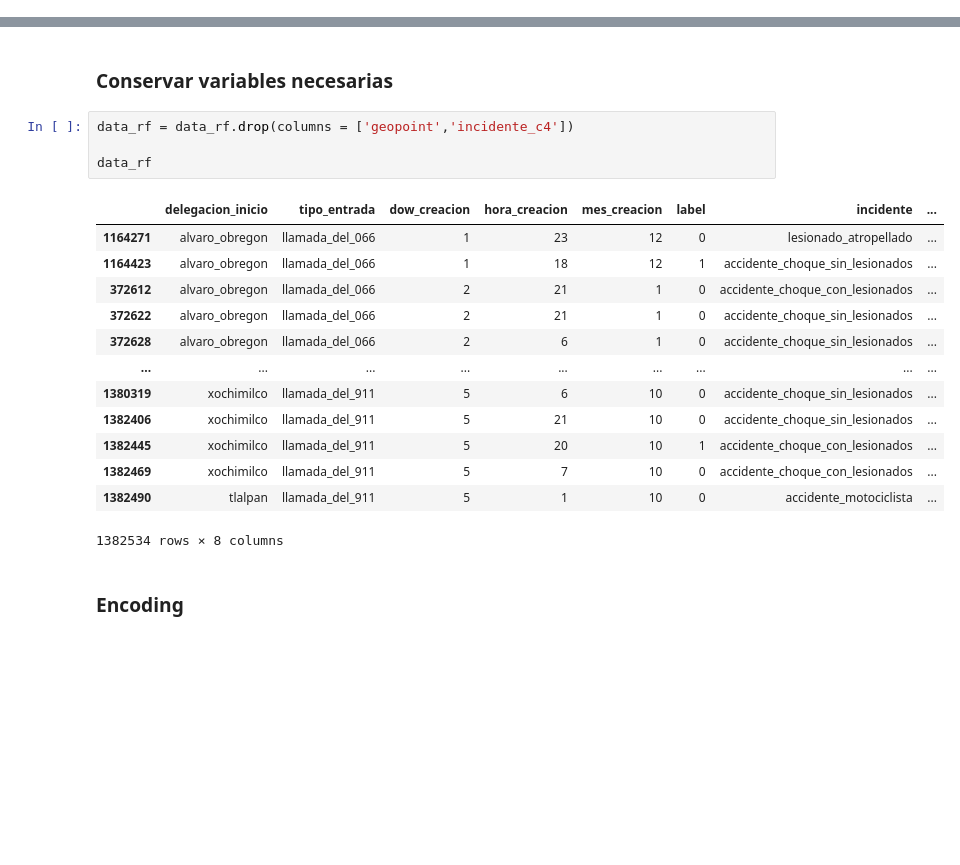
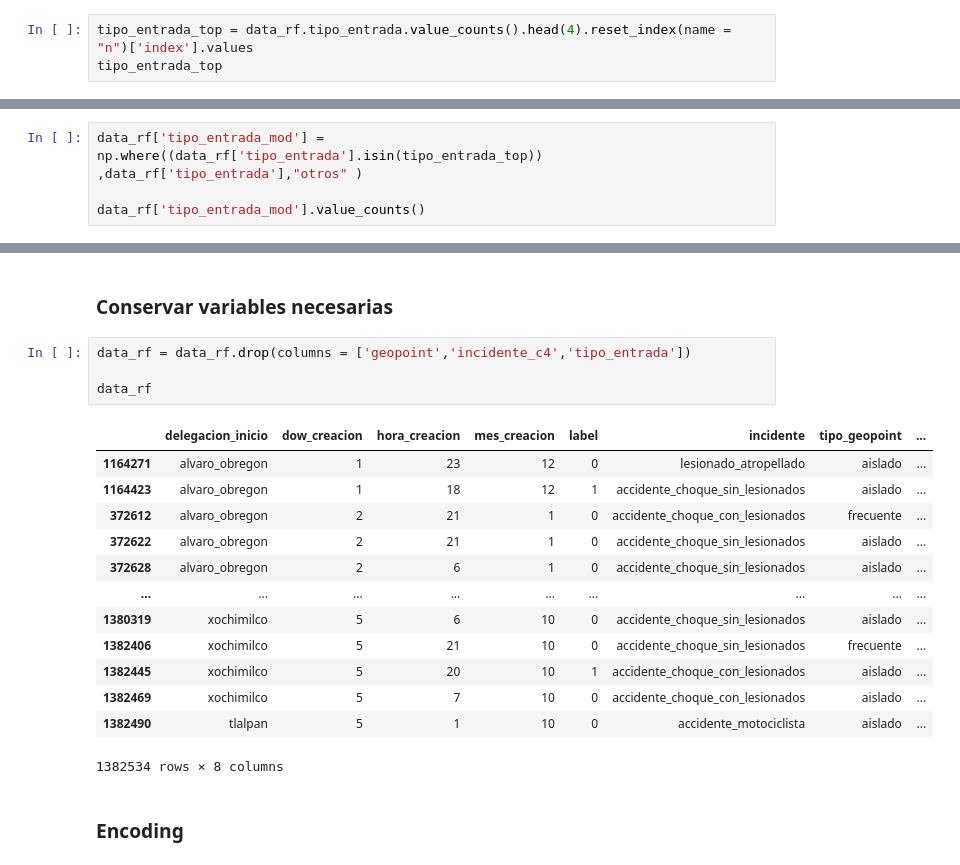
Before and after one commit to mhnk77/proyecto_1_E3_intro_ds, a Jupyter notebook: RandomForest.ipynb, the cells around one changed output, grey strips where cells are left out. Saved outputs shown, nothing was run; the diff lists cells and outputs as text; blank space fills up the shorter version.

```diff
--- a/RandomForest.ipynb
+++ b/RandomForest.ipynb
@@ -99,0 +105,3 @@ Name: tipo_geopoint, dtype: int64
+# %%
+tipo_entrada_top = data_rf.tipo_entrada.value_counts().head(4).reset_index(name = "n")['index'].values
+tipo_entrada_top
@@ -99,0 +111,4 @@ Name: tipo_geopoint, dtype: int64
+# %%
+data_rf['tipo_entrada_mod'] = np.where((data_rf['tipo_entrada'].isin(tipo_entrada_top)) ,data_rf['tipo_entrada'],"otros" )
+
+data_rf['tipo_entrada_mod'].value_counts()
@@ -104,22 +126,22 @@ data_rf['delegacion_inicio'] = data_rf['delegacion_inicio'].str.replace(" ", "_"
 # %% [markdown]
 ### Conservar variables necesarias
 # %%
-data_rf = data_rf.drop(columns = ['geopoint','incidente_c4'])
+data_rf = data_rf.drop(columns = ['geopoint','incidente_c4','tipo_entrada'])
 
 data_rf
 # %% [output]
-|  | delegacion_inicio | tipo_entrada | dow_creacion | hora_creacion | mes_creacion | label | incidente | ... |
-| 1164271 | alvaro_obregon | llamada_del_066 | 1 | 23 | 12 | 0 | lesionado_atropellado | ... |
-| 1164423 | alvaro_obregon | llamada_del_066 | 1 | 18 | 12 | 1 | accidente_choque_sin_lesionados | ... |
-| 372612 | alvaro_obregon | llamada_del_066 | 2 | 21 | 1 | 0 | accidente_choque_con_lesionados | ... |
-| 372622 | alvaro_obregon | llamada_del_066 | 2 | 21 | 1 | 0 | accidente_choque_sin_lesionados | ... |
-| 372628 | alvaro_obregon | llamada_del_066 | 2 | 6 | 1 | 0 | accidente_choque_sin_lesionados | ... |
+|  | delegacion_inicio | dow_creacion | hora_creacion | mes_creacion | label | incidente | tipo_geopoint | ... |
+| 1164271 | alvaro_obregon | 1 | 23 | 12 | 0 | lesionado_atropellado | aislado | ... |
+| 1164423 | alvaro_obregon | 1 | 18 | 12 | 1 | accidente_choque_sin_lesionados | aislado | ... |
+| 372612 | alvaro_obregon | 2 | 21 | 1 | 0 | accidente_choque_con_lesionados | frecuente | ... |
+| 372622 | alvaro_obregon | 2 | 21 | 1 | 0 | accidente_choque_sin_lesionados | aislado | ... |
+| 372628 | alvaro_obregon | 2 | 6 | 1 | 0 | accidente_choque_sin_lesionados | aislado | ... |
 | ... | ... | ... | ... | ... | ... | ... | ... | ... |
-| 1380319 | xochimilco | llamada_del_911 | 5 | 6 | 10 | 0 | accidente_choque_sin_lesionados | ... |
-| 1382406 | xochimilco | llamada_del_911 | 5 | 21 | 10 | 0 | accidente_choque_sin_lesionados | ... |
-| 1382445 | xochimilco | llamada_del_911 | 5 | 20 | 10 | 1 | accidente_choque_con_lesionados | ... |
-| 1382469 | xochimilco | llamada_del_911 | 5 | 7 | 10 | 0 | accidente_choque_con_lesionados | ... |
-| 1382490 | tlalpan | llamada_del_911 | 5 | 1 | 10 | 0 | accidente_motociclista | ... |
+| 1380319 | xochimilco | 5 | 6 | 10 | 0 | accidente_choque_sin_lesionados | aislado | ... |
+| 1382406 | xochimilco | 5 | 21 | 10 | 0 | accidente_choque_sin_lesionados | frecuente | ... |
+| 1382445 | xochimilco | 5 | 20 | 10 | 1 | accidente_choque_con_lesionados | aislado | ... |
+| 1382469 | xochimilco | 5 | 7 | 10 | 0 | accidente_choque_con_lesionados | aislado | ... |
+| 1382490 | tlalpan | 5 | 1 | 10 | 0 | accidente_motociclista | aislado | ... |
 1382534 rows × 8 columns
 # %% [markdown]
 ### Encoding
```
Also changed, not shown: parts of 18 cells of this notebook.
